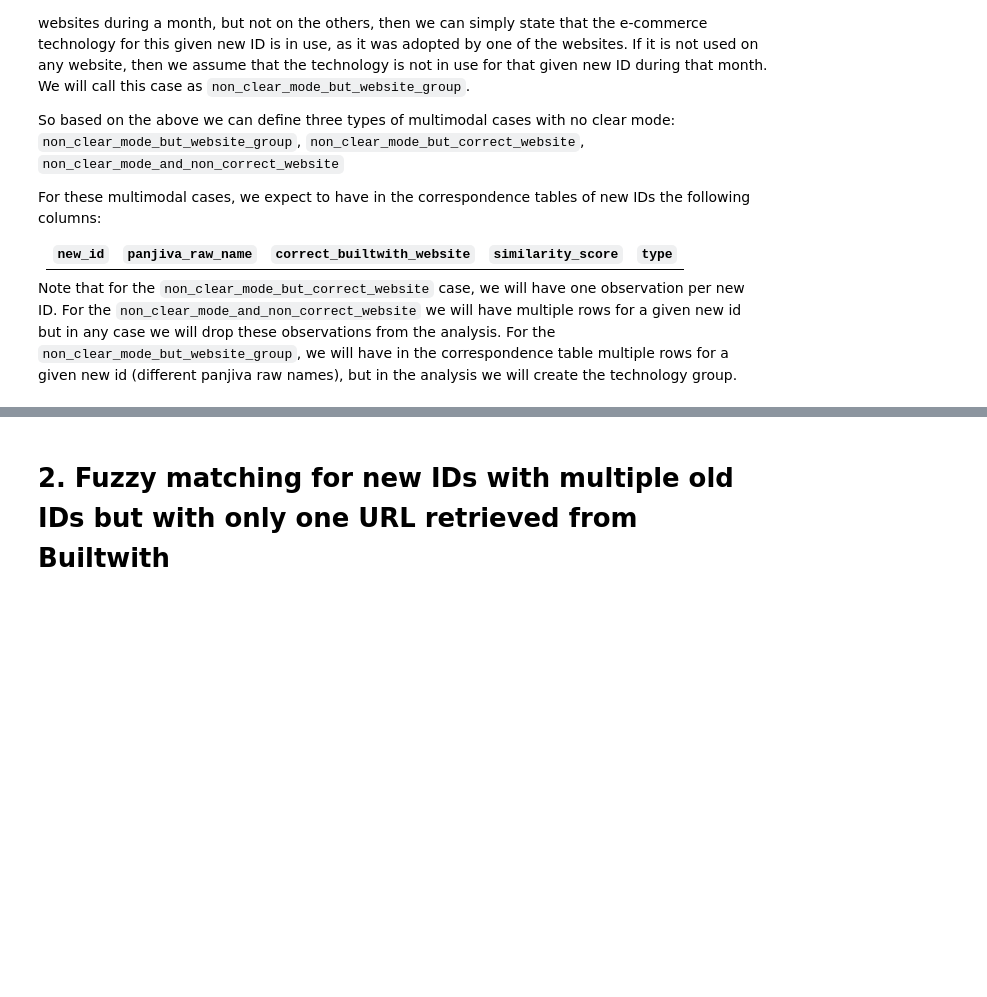
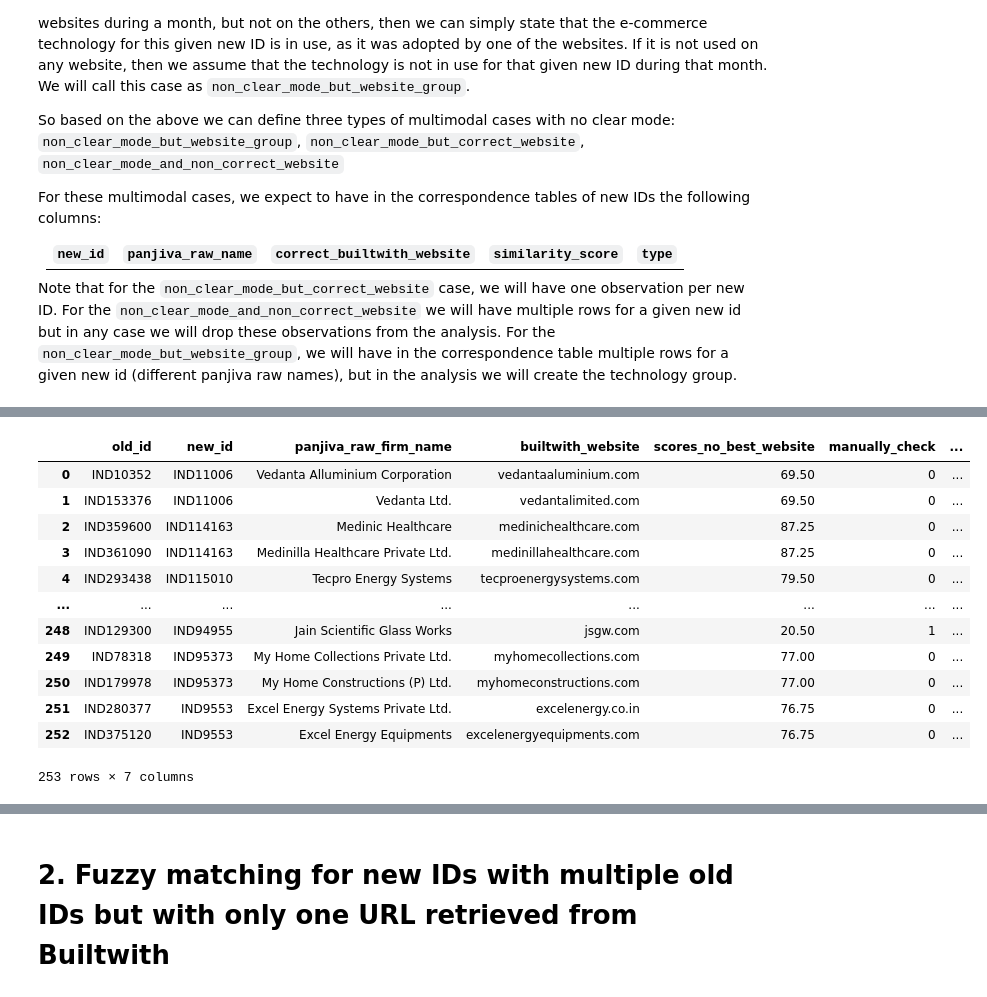
Before and after one commit to simncg/tech_proj, a Jupyter notebook: Codes/India/fuzzy_matching_multimodal_cases_IND.ipynb, the cells around one changed output, grey strips where cells are left out. Saved outputs shown, nothing was run; the diff lists cells and outputs as text; code cells hidden in the pictures; blank space fills up the shorter version.

```diff
--- a/Codes/India/fuzzy_matching_multimodal_cases_IND.ipynb
+++ b/Codes/India/fuzzy_matching_multimodal_cases_IND.ipynb
@@ -592,3 +664,19 @@ correct_website_ind[correct_website_ind["further_inspect"] == 1]
+# %%
+df_no_best_website_new_ids
+# %% [output]
+|  | old_id | new_id | panjiva_raw_firm_name | builtwith_website | scores_no_best_website | manually_check | ... |
+| 0 | IND10352 | IND11006 | Vedanta Alluminium Corporation | vedantaaluminium.com | 69.50 | 0 | ... |
+| 1 | IND153376 | IND11006 | Vedanta Ltd. | vedantalimited.com | 69.50 | 0 | ... |
+| 2 | IND359600 | IND114163 | Medinic Healthcare | medinichealthcare.com | 87.25 | 0 | ... |
+| 3 | IND361090 | IND114163 | Medinilla Healthcare Private Ltd. | medinillahealthcare.com | 87.25 | 0 | ... |
+| 4 | IND293438 | IND115010 | Tecpro Energy Systems | tecproenergysystems.com | 79.50 | 0 | ... |
+| ... | ... | ... | ... | ... | ... | ... | ... |
+| 248 | IND129300 | IND94955 | Jain Scientific Glass Works | jsgw.com | 20.50 | 1 | ... |
+| 249 | IND78318 | IND95373 | My Home Collections Private Ltd. | myhomecollections.com | 77.00 | 0 | ... |
+| 250 | IND179978 | IND95373 | My Home Constructions (P) Ltd. | myhomeconstructions.com | 77.00 | 0 | ... |
+| 251 | IND280377 | IND9553 | Excel Energy Systems Private Ltd. | excelenergy.co.in | 76.75 | 0 | ... |
+| 252 | IND375120 | IND9553 | Excel Energy Equipments | excelenergyequipments.com | 76.75 | 0 | ... |
+253 rows × 7 columns
 # %%
  # Merge the data frame of multimodal cases with no clear best website, with the dataset that has the correct (and manually checked) website (if any)
 df_no_best_website_new_ids = pd.merge(df_no_best_website_new_ids, correct_website_ind, on = "new_id", how = "left")
```
Also changed, not shown: parts of 49 cells of this notebook, 1 other file.
